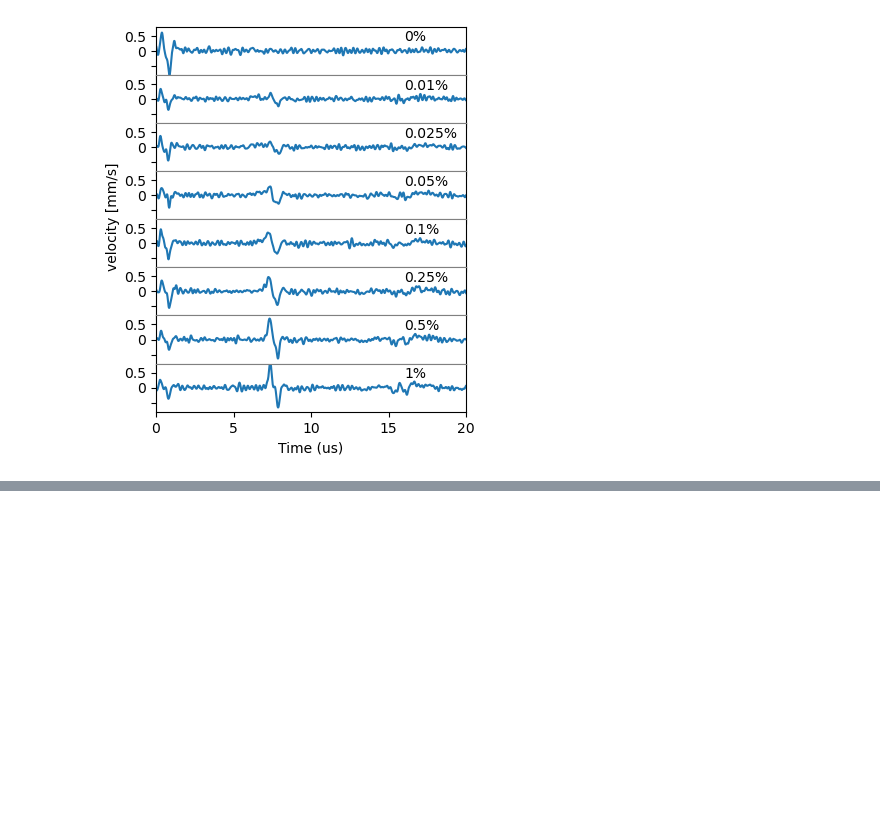
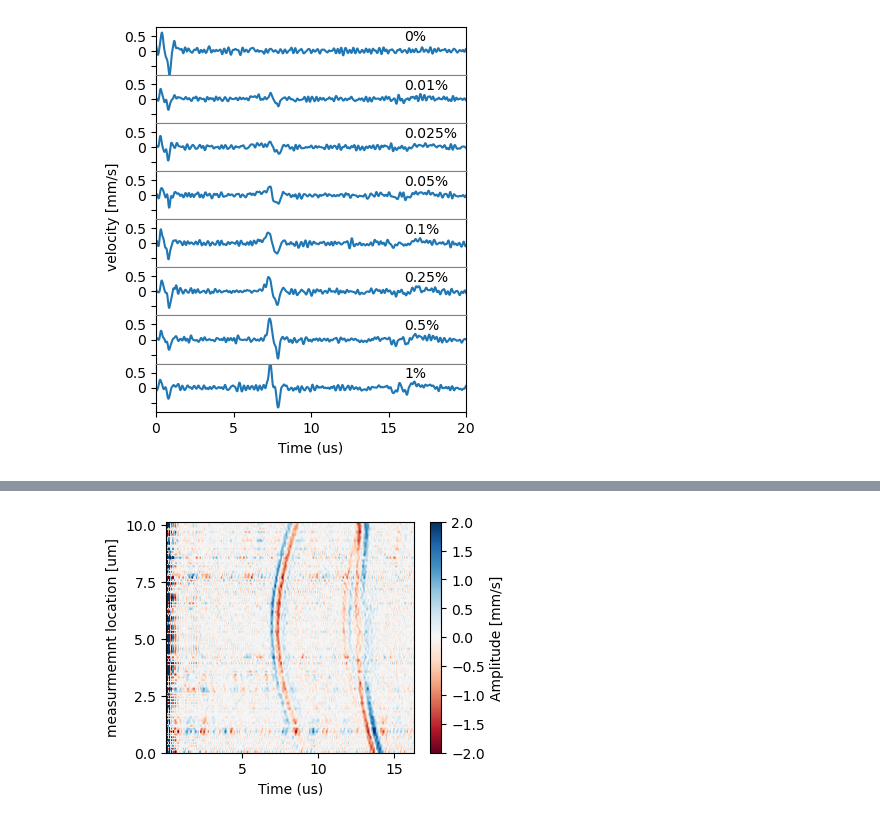
Before and after one commit to edieussa/PA_Data_and_Figures, a Jupyter notebook: PA_LDV_data_analysis.ipynb, the cells around one changed output, grey strips where cells are left out. Saved outputs shown, nothing was run; the diff lists cells and outputs as text; code cells hidden in the pictures; blank space fills up the shorter version.

```diff
--- a/PA_LDV_data_analysis.ipynb
+++ b/PA_LDV_data_analysis.ipynb
@@ -85 +185,27 @@ plt.show()
+# %%
+
+# Define the bounds
+left = time[0]
+right = time[-1]
+bottom = 0
+top = filtered_data.shape[0]  # assuming the y-axis should be the index of the time series
+
+# Make a 2d plot of the filtered data
+fig, ax = plt.subplots(figsize=(4,3))
+plt.imshow(filtered_data, aspect='auto', cmap='RdBu', vmin=-2, vmax=2, extent=[left, right, bottom, top])
+plt.colorbar(label='Amplitude [mm/s]')
+y_ticks = ax.get_yticks()
+plt.yticks(y_ticks, y_ticks * 0.125)
+plt.ylim(0,81)
+plt.xlabel('Time (us)')
+plt.ylabel('measurmemnt location [um]')
+plt.show()
+
+
+# save as pdf
+fig.savefig('scan_1.pdf', bbox_inches='tight')
+
+# the data in this file is processed using matlabs kwave toolbox with the script    ....m
+# %% [output]
+[figure, added]
 # %%
```
Also changed, not shown: parts of 6 cells of this notebook, 1 other file.
